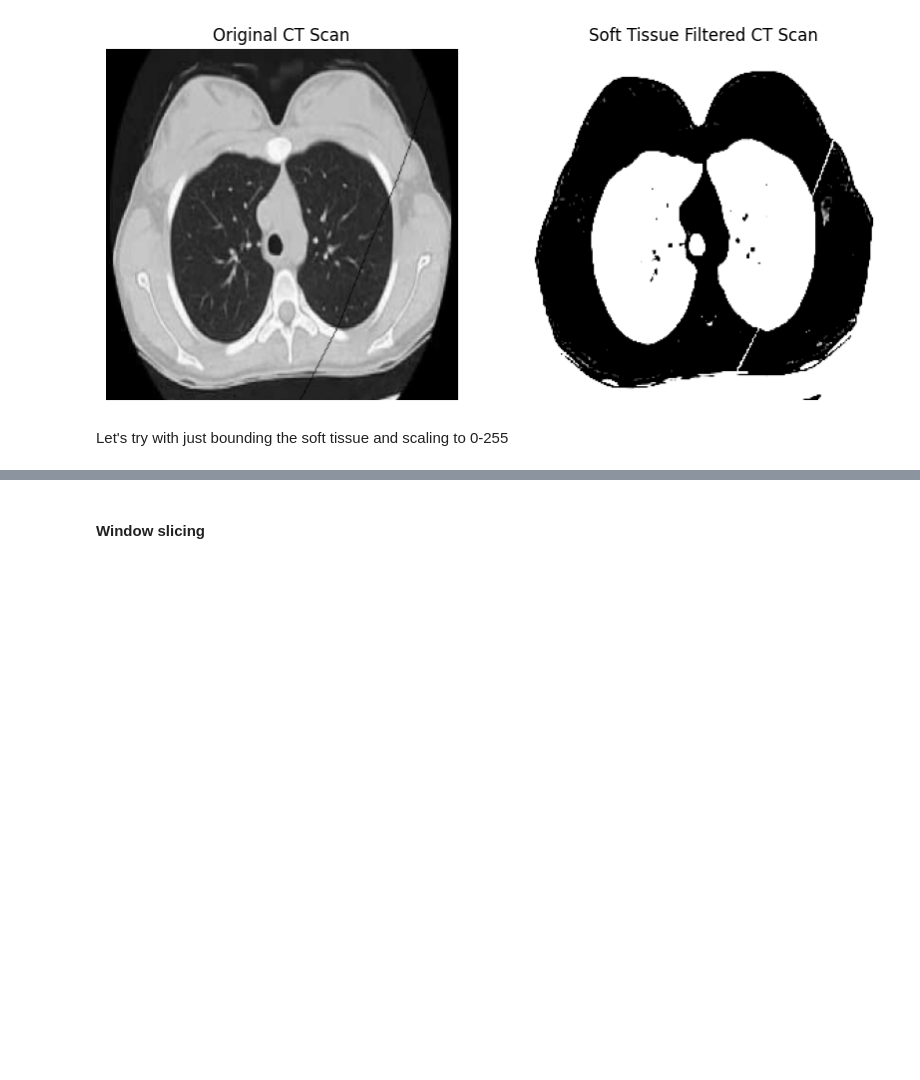
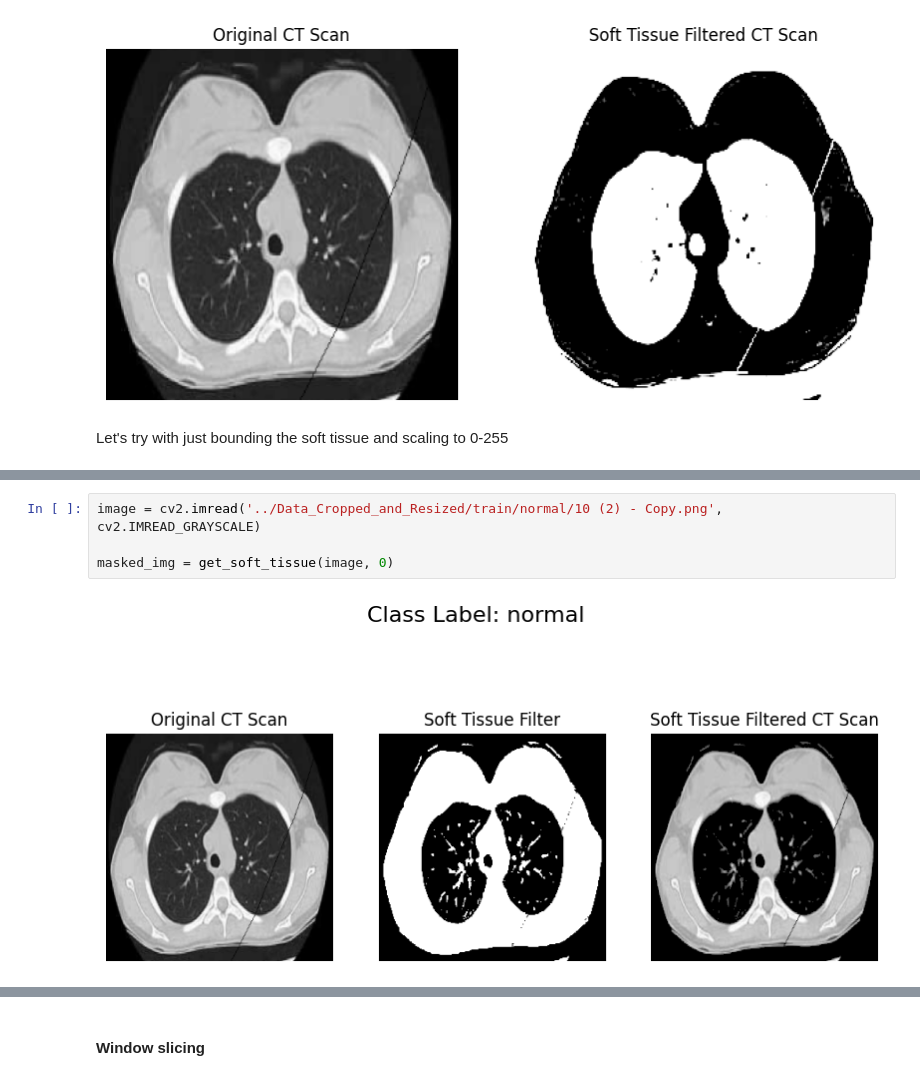
Before and after one commit to zacharyzimm/mids-281-final-project, a Jupyter notebook: FeatureExtractionDeepDive.ipynb, the cells around one changed output, grey strips where cells are left out. Saved outputs shown, nothing was run; the diff lists cells and outputs as text; blank space fills up the shorter version.

```diff
--- a/FeatureExtractionDeepDive.ipynb
+++ b/FeatureExtractionDeepDive.ipynb
@@ -179,0 +190,6 @@ plt.show()
+# %%
+image = cv2.imread('../Data_Cropped_and_Resized/train/normal/10 (2) - Copy.png', cv2.IMREAD_GRAYSCALE)
+
+masked_img = get_soft_tissue(image, 0)
+# %% [output]
+[figure, added]
```
Also changed, not shown: parts of 11 cells of this notebook, 2 other files.
